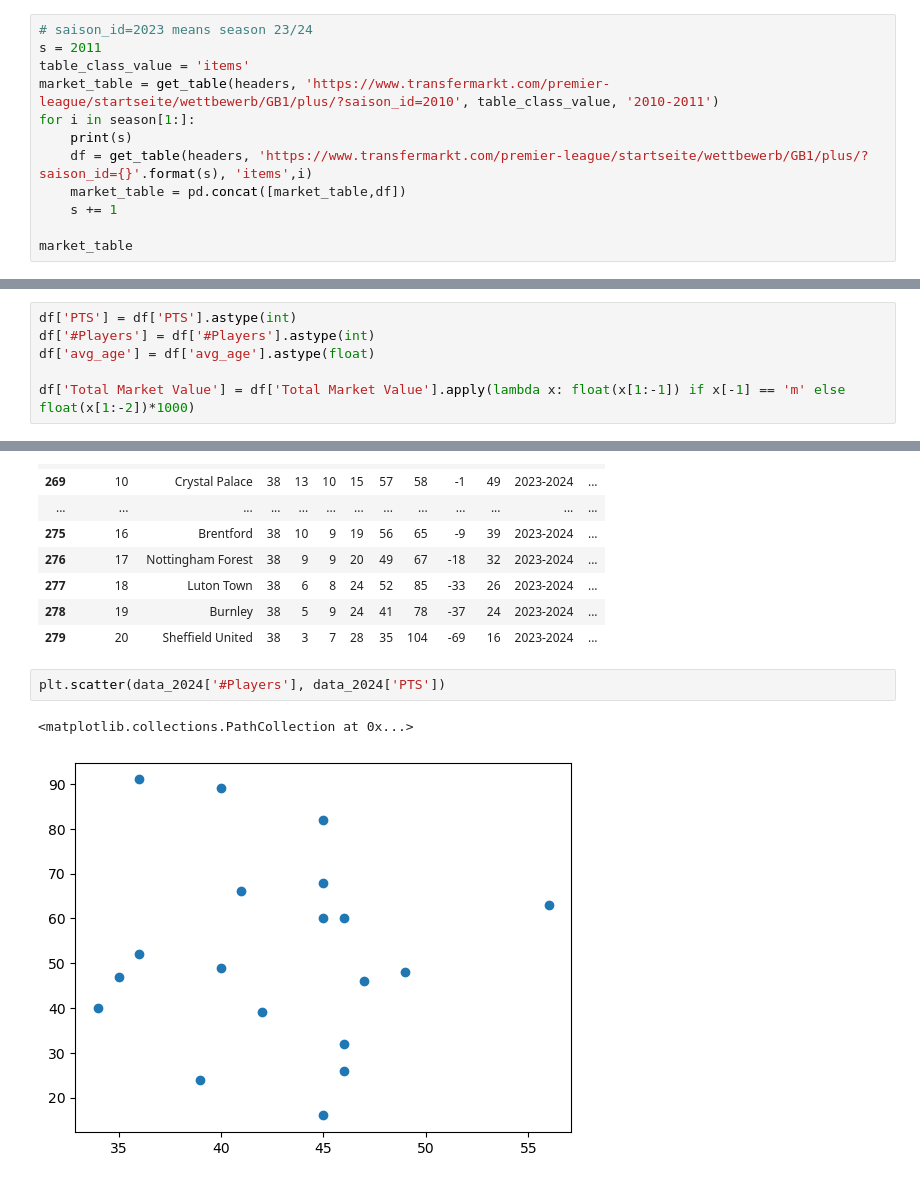
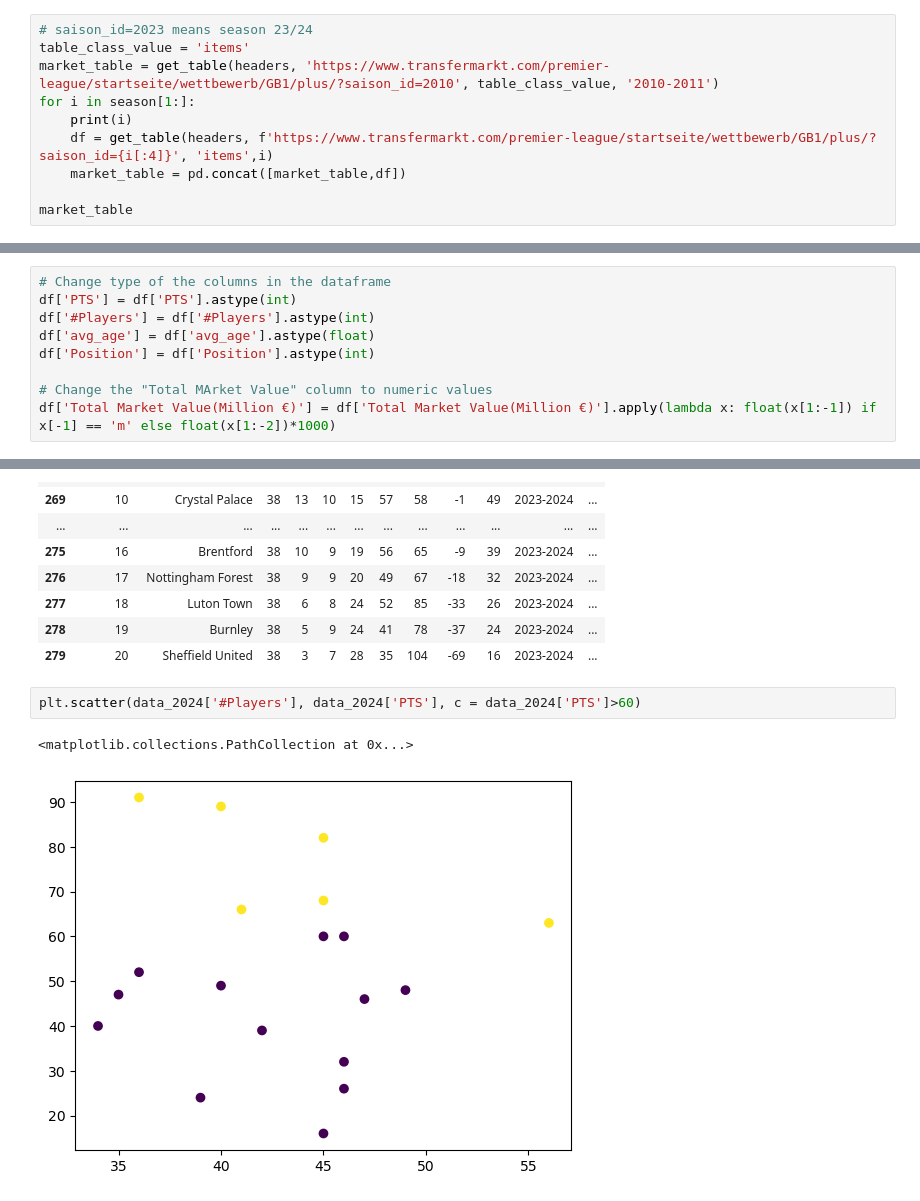
Before and after one commit to s2115214/First-Semester-Projects, a Jupyter notebook: project_curation/scraping_data.ipynb, the cells around one changed output, grey strips where cells are left out. Drawn from its saved outputs; the diff is of its cells as text.

```diff
--- a/project_curation/scraping_data.ipynb
+++ b/project_curation/scraping_data.ipynb
@@ -89,13 +75,11 @@ full_table
 # %%
 # saison_id=2023 means season 23/24
-s = 2011
 table_class_value = 'items'
 market_table = get_table(headers, 'https://www.transfermarkt.com/premier-league/startseite/wettbewerb/GB1/plus/?saison_id=2010', table_class_value, '2010-2011')
 for i in season[1:]:
-    print(s)
-    df = get_table(headers, 'https://www.transfermarkt.com/premier-league/startseite/wettbewerb/GB1/plus/?saison_id={}'.format(s), 'items',i)
+    print(i)
+    df = get_table(headers, f'https://www.transfermarkt.com/premier-league/startseite/wettbewerb/GB1/plus/?saison_id={i[:4]}', 'items',i)
     market_table = pd.concat([market_table,df])
-    s += 1
 
 market_table
 # %% [output]
@@ -202,10 +184,13 @@ Total Market Value    object
 dtype: object
 # %%
+# Change type of the columns in the dataframe
 df['PTS'] = df['PTS'].astype(int)
 df['#Players'] = df['#Players'].astype(int)
 df['avg_age'] = df['avg_age'].astype(float)
+df['Position'] = df['Position'].astype(int)
 
-df['Total Market Value'] = df['Total Market Value'].apply(lambda x: float(x[1:-1]) if x[-1] == 'm' else float(x[1:-2])*1000)
+# Change the "Total MArket Value" column to numeric values
+df['Total Market Value(Million €)'] = df['Total Market Value(Million €)'].apply(lambda x: float(x[1:-1]) if x[-1] == 'm' else float(x[1:-2])*1000)
 # %%
 df.dtypes
 # %% [output]
@@ -247,8 +232,8 @@ data_2024
 | 278 | 19 | Burnley | 38 | 5 | 9 | 24 | 41 | 78 | -37 | 24 | 2023-2024 | ... |
 | 279 | 20 | Sheffield United | 38 | 3 | 7 | 28 | 35 | 104 | -69 | 16 | 2023-2024 | ... |
 # %%
-plt.scatter(data_2024['#Players'], data_2024['PTS'])
+plt.scatter(data_2024['#Players'], data_2024['PTS'], c = data_2024['PTS']>60)
 # %% [output]
 <matplotlib.collections.PathCollection at 0x...>
-[figure, old version]
+[figure, new version]
 # %%
```
Also changed, not shown: parts of 15 cells of this notebook.
